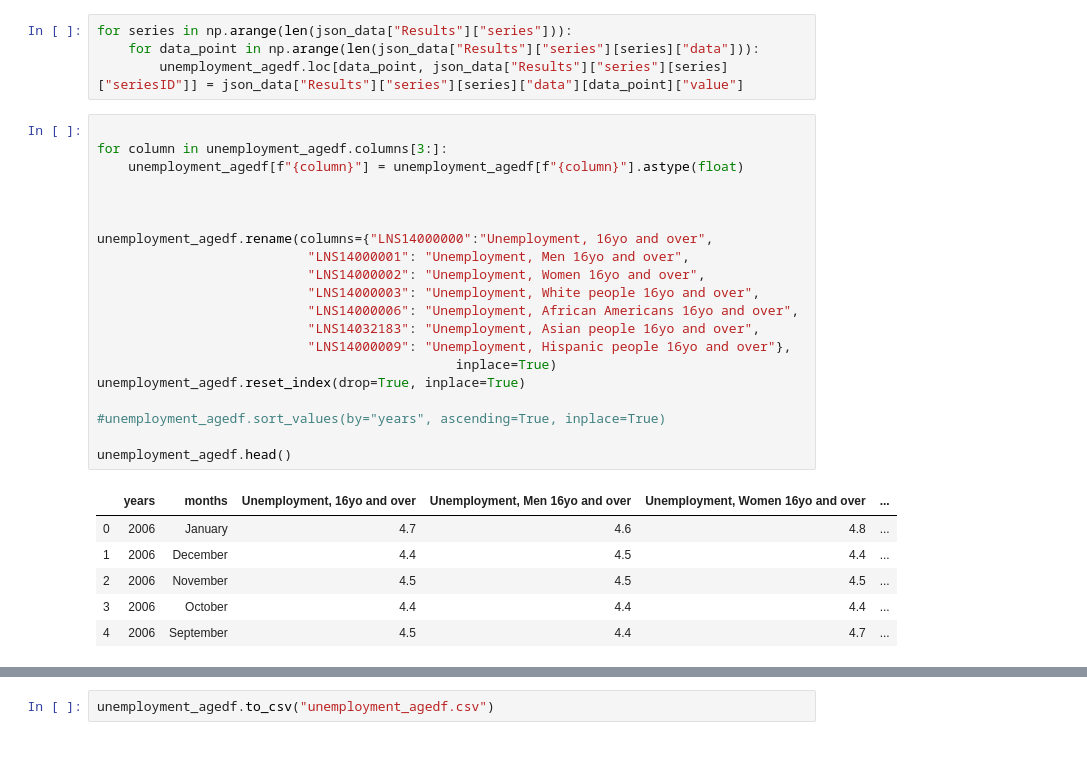
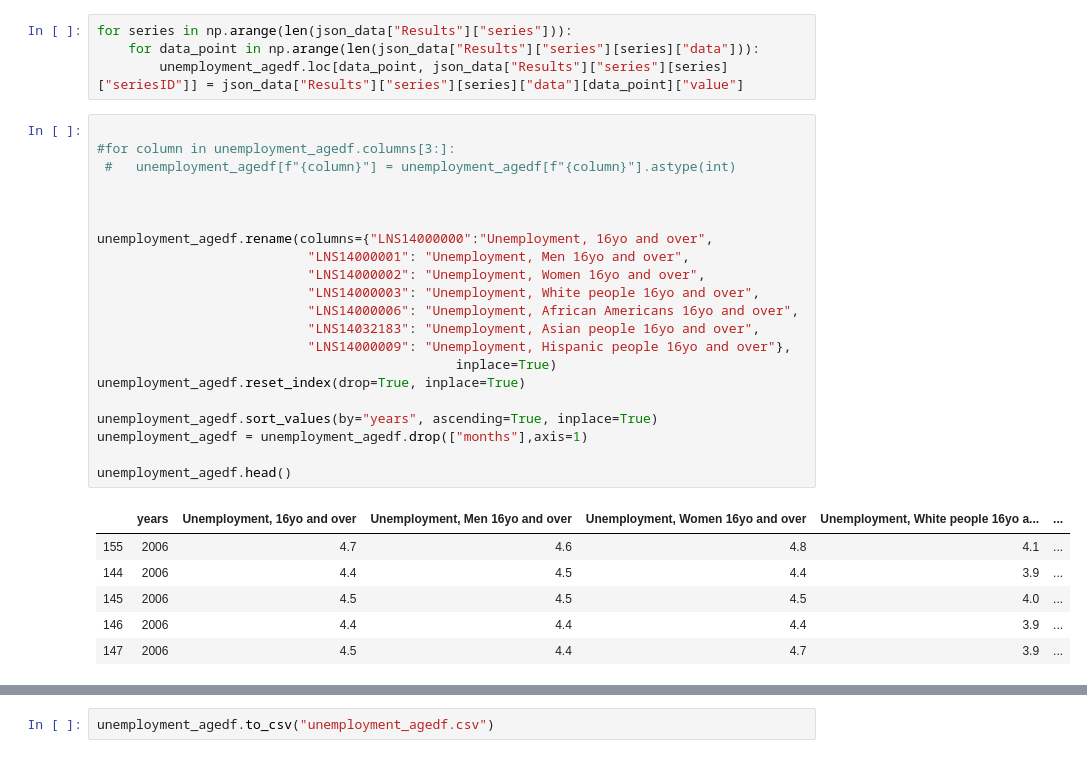
Before and after one commit to jasmine73317/Project-1_Unemployment_data, a Jupyter notebook: Unemployment age group.ipynb, the cells around one changed output, grey strips where cells are left out. Cells and saved outputs as stored; diff of their text form.

```diff
--- a/Unemployment age group.ipynb
+++ b/Unemployment age group.ipynb
@@ -76,28 +78,29 @@ for series in np.arange(len(json_data["Results"]["series"])):
         unemployment_agedf.loc[data_point, json_data["Results"]["series"][series]["seriesID"]] = json_data["Results"]["series"][series]["data"][data_point]["value"]
 # %%
 
-for column in unemployment_agedf.columns[3:]:
-    unemployment_agedf[f"{column}"] = unemployment_agedf[f"{column}"].astype(float)
+#for column in unemployment_agedf.columns[3:]:
+ #   unemployment_agedf[f"{column}"] = unemployment_agedf[f"{column}"].astype(int)
 
 
 
 unemployment_agedf.rename(columns={"LNS14000000":"Unemployment, 16yo and over",
                            "LNS14000001": "Unemployment, Men 16yo and over",
                            "LNS14000002": "Unemployment, Women 16yo and over",
                            "LNS14000003": "Unemployment, White people 16yo and over",
                            "LNS14000006": "Unemployment, African Americans 16yo and over",
                            "LNS14032183": "Unemployment, Asian people 16yo and over",
                            "LNS14000009": "Unemployment, Hispanic people 16yo and over"},
                                               inplace=True)
 unemployment_agedf.reset_index(drop=True, inplace=True)
 
-#unemployment_agedf.sort_values(by="years", ascending=True, inplace=True)
+unemployment_agedf.sort_values(by="years", ascending=True, inplace=True)
+unemployment_agedf = unemployment_agedf.drop(["months"],axis=1)
 
 unemployment_agedf.head()
 # %% [output]
-|  | years | months | Unemployment, 16yo and over | Unemployment, Men 16yo and over | Unemployment, Women 16yo and over | ... |
-| 0 | 2006 | January | 4.7 | 4.6 | 4.8 | ... |
-| 1 | 2006 | December | 4.4 | 4.5 | 4.4 | ... |
-| 2 | 2006 | November | 4.5 | 4.5 | 4.5 | ... |
-| 3 | 2006 | October | 4.4 | 4.4 | 4.4 | ... |
-| 4 | 2006 | September | 4.5 | 4.4 | 4.7 | ... |
+|  | years | Unemployment, 16yo and over | Unemployment, Men 16yo and over | Unemployment, Women 16yo and over | Unemployment, White people 16yo a... | ... |
+| 155 | 2006 | 4.7 | 4.6 | 4.8 | 4.1 | ... |
+| 144 | 2006 | 4.4 | 4.5 | 4.4 | 3.9 | ... |
+| 145 | 2006 | 4.5 | 4.5 | 4.5 | 4.0 | ... |
+| 146 | 2006 | 4.4 | 4.4 | 4.4 | 3.9 | ... |
+| 147 | 2006 | 4.5 | 4.4 | 4.7 | 3.9 | ... |
```
Also changed, not shown: parts of 27 cells of this notebook, 2 other files.
